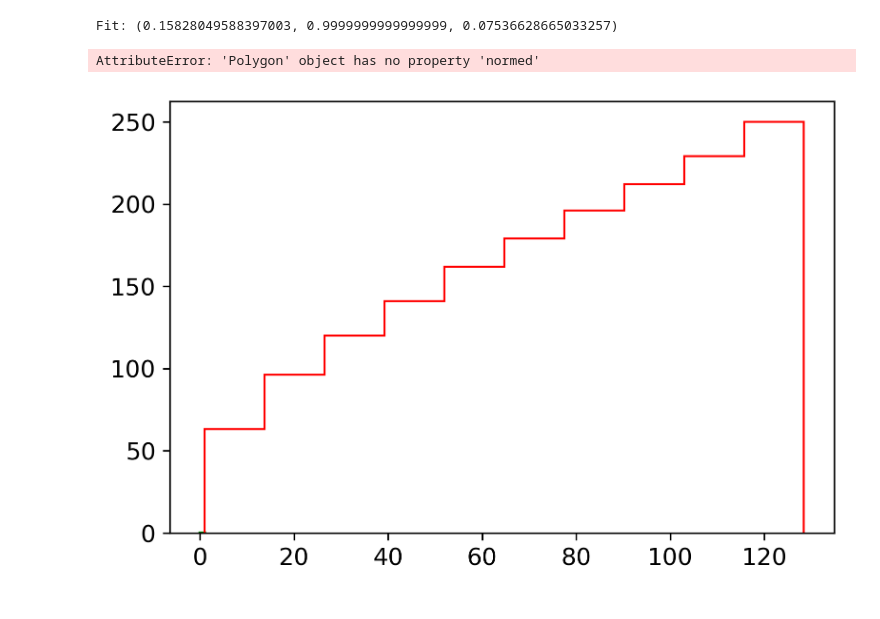
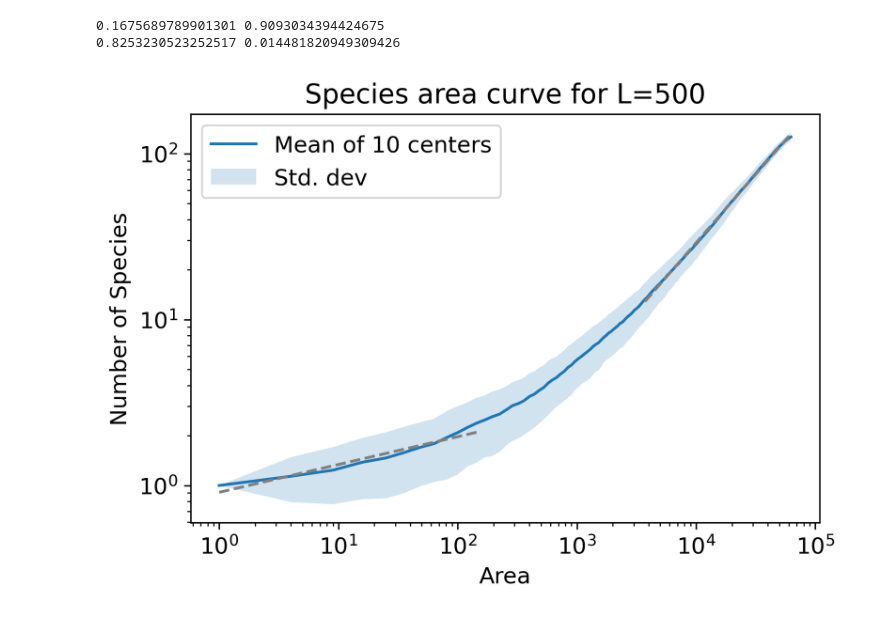
Before and after one commit to jonasargelo/Complex-systems-sim, a Jupyter notebook: Presentation plots basic model.ipynb, the cells around one changed output. Saved outputs shown, nothing was run; the diff lists cells and outputs as text; code cells hidden in the pictures.

```diff
--- a/Presentation plots basic model.ipynb
+++ b/Presentation plots basic model.ipynb
@@ -21,9 +13,16 @@ KeyboardInterrupt:
 # %%
-species_load = pickle.load(open(f"500x500,alpha=0.0003,kernel=nearest.p_1", "rb" ))
-species_ids = np.random.uniform(size=len(species_load))
-print(len(species_load))
+grids = []
+species_sizes = []
 
-grid = np.zeros((500, 500))
-for i, specie in enumerate(species_load):
-    for coord in specie:
-        grid[coord] = species_ids[i]
+for i in range(1, 12):
+    species_load = pickle.load(open(f"{500}x{500},alpha={alpha},kernel=nearest.p_{i}", "rb" ))
+    for specie in species_load:
+        species_sizes.append(len(specie))
+    species_ids = np.random.uniform(size=len(species_load))
+    print(len(species_load))
+
+    grid = np.zeros((500, 500))
+    for i, specie in enumerate(species_load):
+        for coord in specie:
+            grid[coord] = species_ids[i]
+    grids.append(grid)
@@ -30,16 +41,3 @@ for i, specie in enumerate(species_load):
-# %%
-grids = []
-
-for i in range(1, 5):
-    species_load = pickle.load(open(f"{500}x{500},alpha={alpha},kernel=nearest.p_{i}", "rb" ))
-    species_ids = np.random.uniform(size=len(species_load))
-    print(len(species_load))
-
-    grid = np.zeros((500, 500))
-    for i, specie in enumerate(species_load):
-        for coord in specie:
-            grid[coord] = species_ids[i]
-    grids.append(grid)
 # %%
 plt.figure(figsize=(5, 5))
 plt.imshow(grid)
@@ -57,54 +57,31 @@ for grid in grids:
 spec_std_dev = np.std(num_species, axis=0)
 spec_mean = np.mean(num_species, axis=0)
 # %%
-end_1 = 12
-start_2 = 40
+end_1 = 11
+start_2 = 60
 poly_coeffs_1 = np.polyfit(np.log(areas)[:end_1], np.log(spec_mean)[:end_1], 1)
 poly_coeffs_2 = np.polyfit(np.log(areas)[start_2:], np.log(spec_mean)[start_2:], 1)
 
 print(poly_coeffs_1[0], np.exp(poly_coeffs_1[1]))
 print(poly_coeffs_2[0], np.exp(poly_coeffs_2[1]))
 
-plt.loglog(areas, list(spec_mean), label='Mean of 10 centers')
+plt.loglog(areas, spec_mean, label='Mean of 10 centers')
 plt.loglog([areas[0], areas[end_1]],
            np.exp(poly_coeffs_1[1])*np.array([areas[0], areas[end_1]])**poly_coeffs_1[0],
            linestyle='dashed',
            color='grey')
 
 plt.loglog([areas[start_2], areas[-1]],
            np.exp(poly_coeffs_2[1])*np.array([areas[start_2], areas[-1]])**poly_coeffs_2[0],
            linestyle='dashed',
            color='grey')
 plt.fill_between(areas, spec_mean-spec_std_dev, spec_mean+spec_std_dev, alpha=0.2, label='Std. dev')
-plt.ylabel('Log Number of Species')
-plt.xlabel('Log Area')
+plt.ylabel('Number of Species')
+plt.xlabel('Area')
 plt.title(f'Species area curve for L={L}')
 plt.legend()
 plt.show()
+# %% [output]
+0.1675689789901301 0.9093034394424675
+0.8253230523252517 0.014481820949309426
+[figure, added]
-# %%
-import powerlaw
-import scipy.stats
-
-# Initial estimate of the exponent
-exp_est = 0.2
-
-# Initial estimate of x0
-x0_est = 0
-
-# Initial estimate of the scale
-scale_est = 1
-
-# Perform the fit
-pl_fit = scipy.stats.powerlaw.fit(spec_mean[:end_1], exp_est, loc=x0_est, scale=scale_est)
-
-
-print("Fit:", pl_fit)
-# %% [output]
-Fit: (0.15828049588397003, 0.9999999999999999, 0.07536628665033257)
-# %%
-x_arr = np.linspace(0, 1, 100)
-plt.plot(x_arr, scipy.stats.powerlaw.cdf(x_arr, *pl_fit), color='g', label='Fit')
-plt.hist(spec_mean, cumulative=sum(spec_mean[:end_1]), normed=True, histtype='step', color='r', label='Noise added')
-# %% [output]
-AttributeError: 'Polygon' object has no property 'normed'
-[figure, removed]
```
Also changed, not shown: parts of 8 cells of this notebook, 10 other files.
